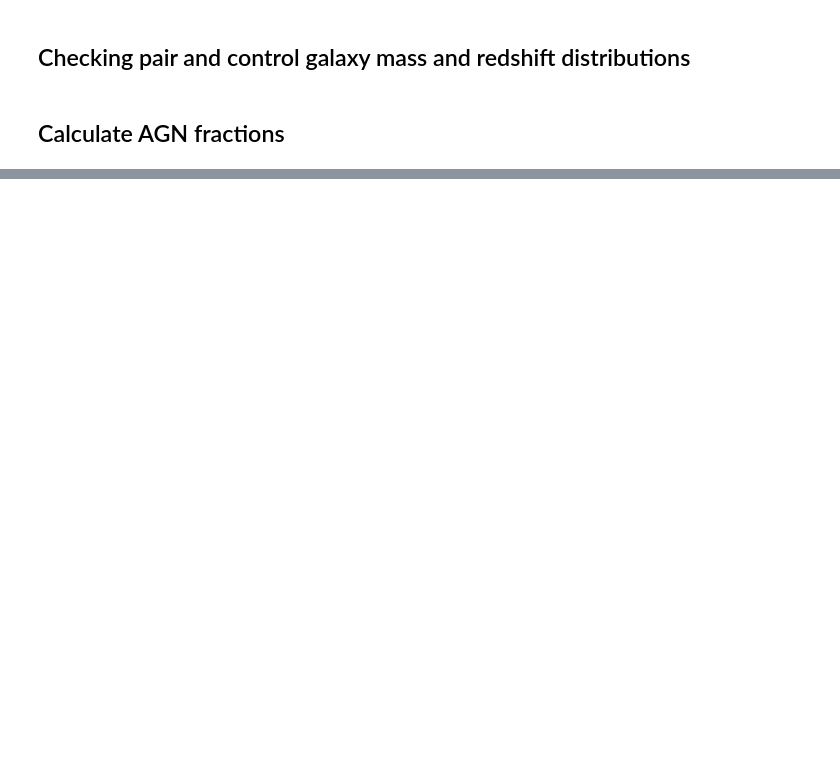
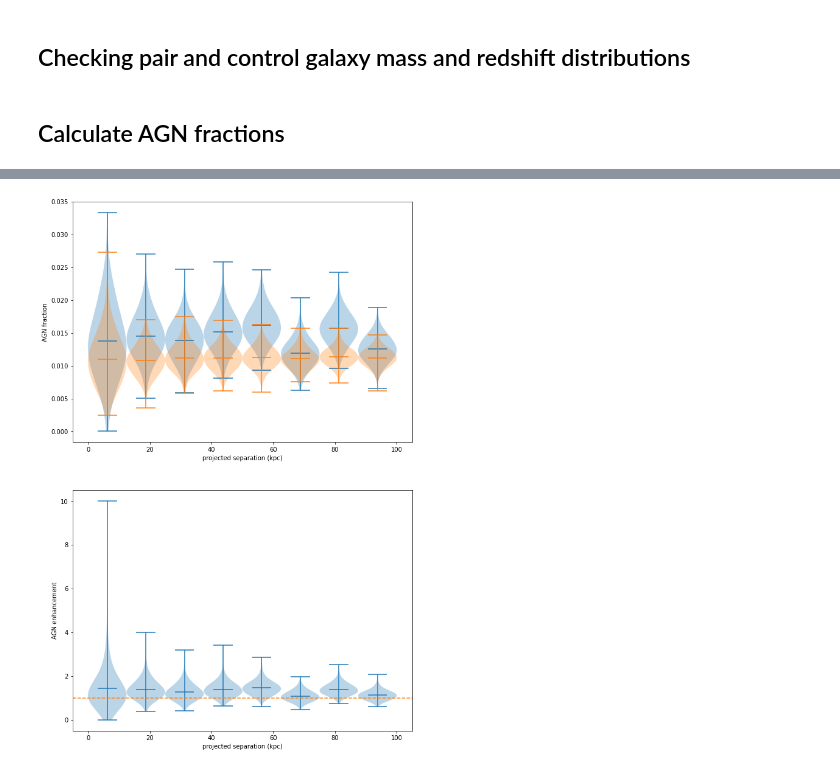
Before and after one commit to sldough21/pair-conv-misc, a Jupyter notebook: am_analysis.ipynb, the cells around one changed output, grey strips where cells are left out. Cells and saved outputs as stored; diff of their text form; code cells hidden in the pictures; blank space fills up the shorter version.

```diff
--- a/am_analysis.ipynb
+++ b/am_analysis.ipynb
@@ -110,0 +153,37 @@ pAGNf_df.plt.hist(bins=10, histtype='step')
+# %%
+# make AGN fraction vectors
+pdata = [pAGNf_df[col] for col in pAGNf_df]
+idata = [iAGNf_df[col] for col in pAGNf_df]
+
+# make position vector
+kpc_meds = [ ( ( float((bins[key].split('-'))[0]) + float((bins[key].split('-'))[1]) ) / 2 ) for key in bins ]
+
+# define violin plot width
+vwidth = float((bins['bin0'].split('-'))[1]) - float((bins['bin0'].split('-'))[0])
+
+# make an AGN enhancment vector
+AGN_enh = [(pdata[i] / idata[i]) for i in range(0, len(pdata))]
+
+# should make some dynamic vector in case I want to increase pair sample out to 150 kpc or something
+# %%
+# make violin plots
+fig, axs = plt.subplots(nrows=2, ncols=1, figsize=(10, 16))
+axs[0].violinplot(pdata, kpc_meds, points=100, widths=vwidth, showmeans=True,
+                     showextrema=True, showmedians=False, bw_method=0.5)
+axs[0].violinplot(idata, kpc_meds, points=100, widths=vwidth, showmeans=True,
+                     showextrema=True, showmedians=False, bw_method=0.5)
+# axs[0].set_title('Results', fontsize=20)
+axs[0].axis(xmin=-5,xmax=105)
+axs[0].set_xlabel('projected separation (kpc)')
+axs[0].set_ylabel('AGN fraction')
+
+axs[1].violinplot(AGN_enh, kpc_meds, points=100, widths=vwidth, showmeans=True,
+                     showextrema=True, showmedians=False, bw_method=0.5)
+axs[1].plot([-5,105], [1,1], linestyle='--')
+axs[1].axis(xmin=-5,xmax=105)
+axs[1].set_xlabel('projected separation (kpc)')
+axs[1].set_ylabel('AGN enhancement')
+
+plt.show()
+# %% [output]
+[figure, added]
```
Also changed, not shown: parts of 11 cells of this notebook.
